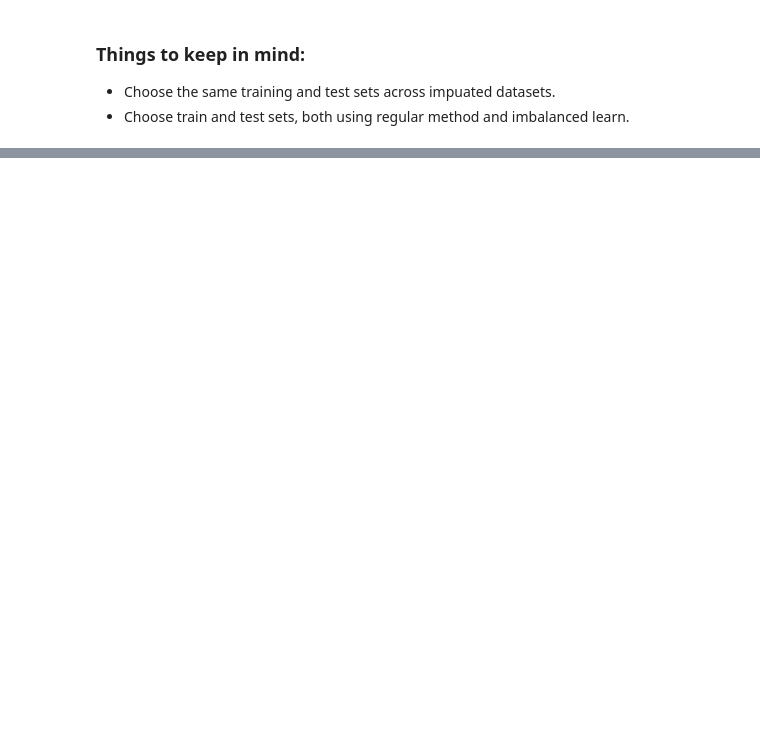
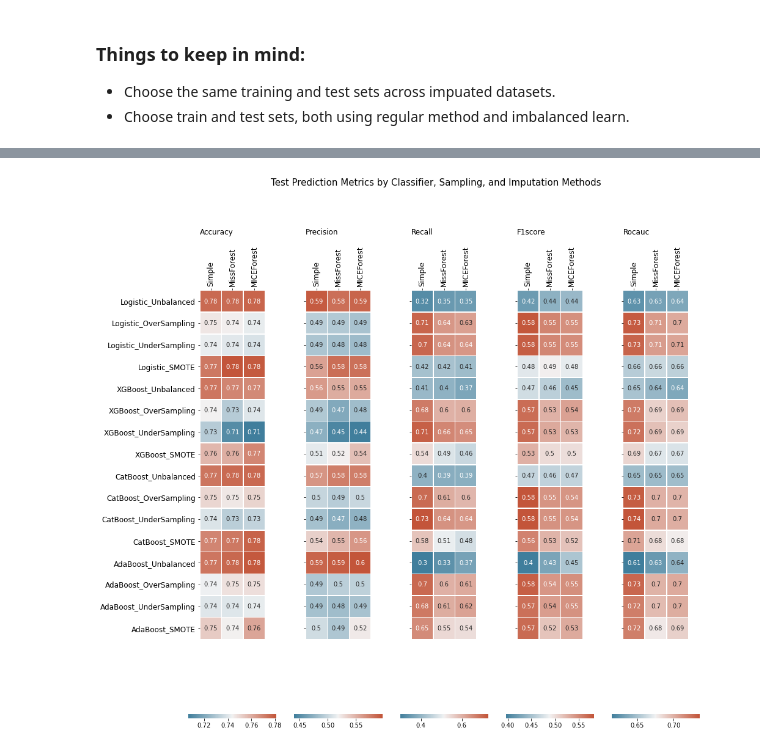
Before and after one commit to SouravSinhas/Job-Change-of-Data-Scientists, a Jupyter notebook: notebooks/DataScientist_Job_Change_Prediction.ipynb, the cells around one changed output, grey strips where cells are left out. Saved outputs shown, nothing was run; the diff lists cells and outputs as text; code cells hidden in the pictures; blank space fills up the shorter version.

```diff
--- a/notebooks/DataScientist_Job_Change_Prediction.ipynb
+++ b/notebooks/DataScientist_Job_Change_Prediction.ipynb
@@ -467,8 +494,8 @@ baselevel_dict = {'city':'"103"',
                   'relevant_experience':'"No"',
                   'last_new_job':'"never"',
                   'company_type':'"Other"',
-                  'company_size':'"<10"',
-                  'experience':'"<1"',
+                  'company_size':'"lessthan10"',
+                  'experience':'"lessthan1"',
                   'major_discipline':'"None"',
                   'education_level':'"PrimarySchool"',
                   'enrolled_university':'"Not"'}
@@ -624,0 +831,12 @@ plt.show()
+# %%
+# For each model and training set type, average over the MICEForest metrics and add a new element to the list
+
+for metric in metricslist:
+    for modeltype in modeltypes:
+        testmetrics[metric][modeltype].append(statistics.mean(testmetrics[metric][modeltype][-3:]))
+
+## Check that the lengths of each list is now 6
+for key1 in testmetrics.keys():
+    for key2 in testmetrics[key1].keys():
+        if(len(testmetrics[key1][key2]) != 6):
+            print(key1, key2)
@@ -624,0 +864,4 @@ plt.show()
+# %%
+frame = pd.DataFrame(testmetrics[item]).iloc[[0,1,5],:].transpose()
+frame.columns = colnames
+frame
@@ -624,0 +886,25 @@ plt.show()
+# %%
+# Convert the metrics dictionaries into dataframes to plot
+
+fig, ax = plt.subplots(1, len(metricslist), figsize = (15,15), sharey = True)
+colnames = ['Simple','MissForest','MICEForest']
+
+for counter, item in enumerate(metricslist):
+
+    frame = pd.DataFrame(testmetrics[item]).iloc[[0,1,5],:].transpose()
+    frame.columns = colnames
+    cmap = sns.diverging_palette(230, 20, as_cmap = True)
+    g = sns.heatmap(frame, cmap = cmap, vmax = max(frame.max()), vmin = min(frame.min()), annot = True,
+                    square = True, linewidth = 0.5, ax = ax[counter],
+                    cbar_kws={"shrink": 1.,
+                              "use_gridspec":False,"location":"bottom"
+                              #"location":"bottom"
+                             })
+    g.set_title(item.capitalize(), fontsize = 12, y = 1.15, loc = 'left')
+    ax[counter].xaxis.tick_top()
+    ax[counter].set_xticklabels(colnames, rotation = 90, fontsize = 12)
+    ax[counter].set_yticklabels(modeltypes, fontsize = 12)
+plt.suptitle('Test Prediction Metrics by Classifier, Sampling, and Imputation Methods', fontsize = 15, y = 1.05);
+plt.savefig(os.path.join(sourcepath, 'reports', 'figures', 'PredictionMetricsComparison.png'), bbox_inches = 'tight')
+# %% [output]
+[figure, added]
```
Also changed, not shown: parts of 16 cells of this notebook, 15 other files.
